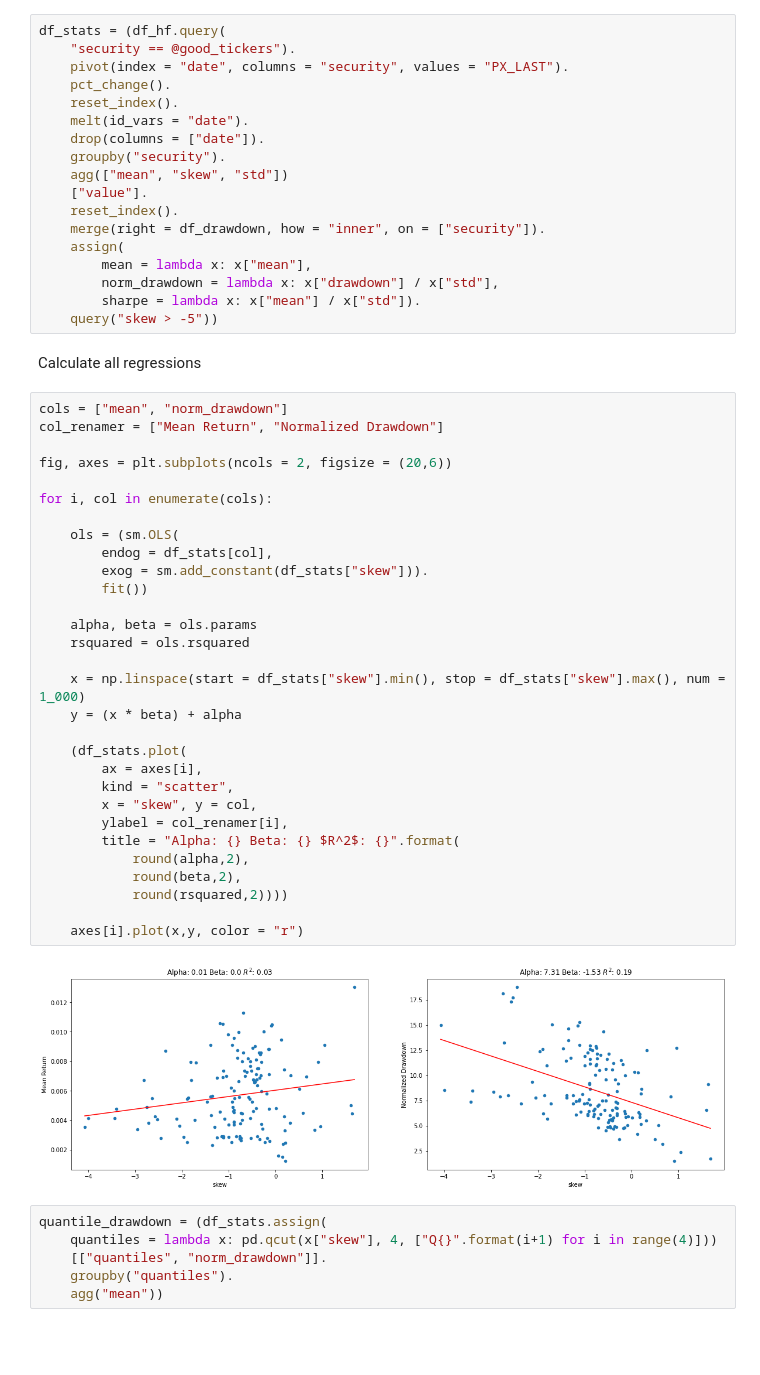
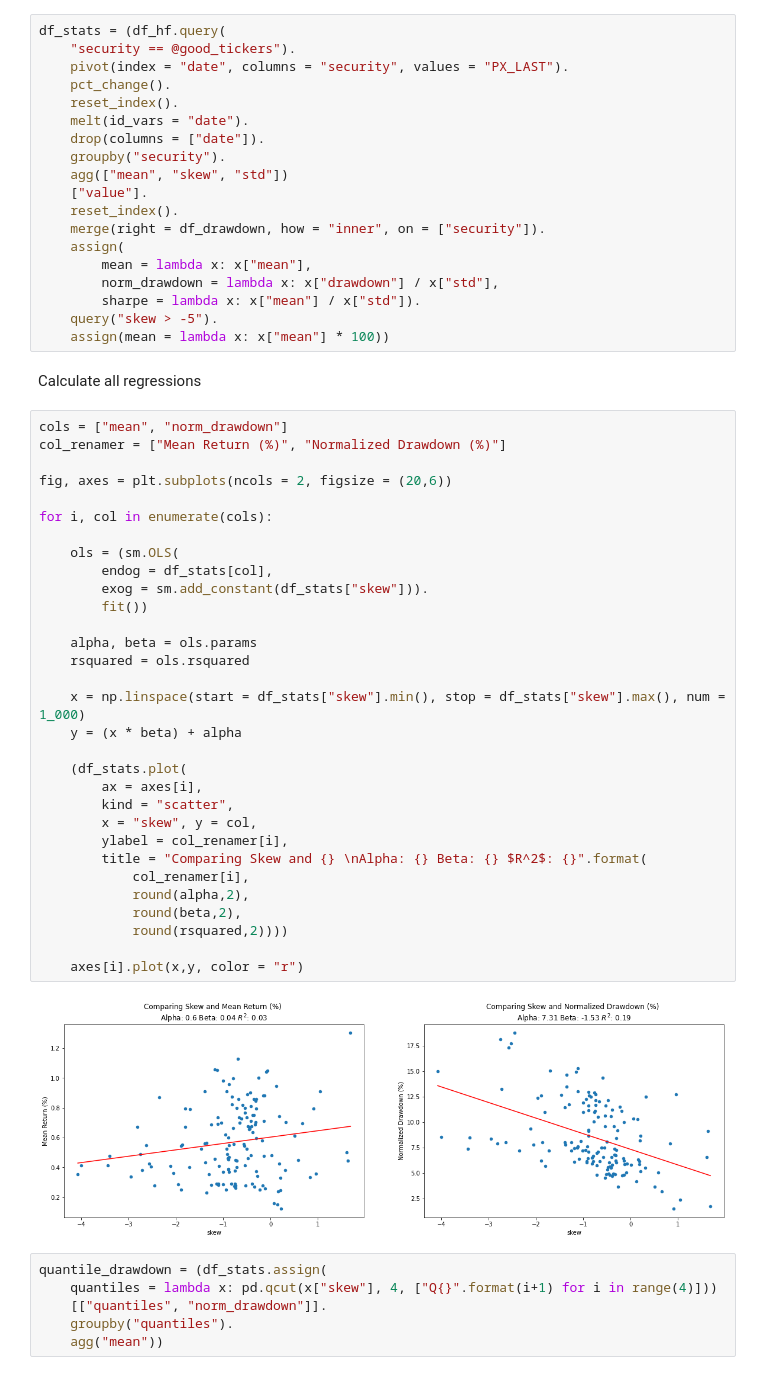
Before and after one commit to diegodalvarez/SkewDrawdown, a Jupyter notebook: notebooks/KnowYourSkew.ipynb, the cells around one changed output. Cells and saved outputs as stored; diff of their text form; blank space fills up the shorter version.

```diff
--- a/notebooks/KnowYourSkew.ipynb
+++ b/notebooks/KnowYourSkew.ipynb
@@ -176,41 +176,43 @@ df_stats = (df_hf.query(
         mean = lambda x: x["mean"],
         norm_drawdown = lambda x: x["drawdown"] / x["std"],
         sharpe = lambda x: x["mean"] / x["std"]).
-    query("skew > -5"))
+    query("skew > -5").
+    assign(mean = lambda x: x["mean"] * 100))
 # %% [markdown]
 Calculate all regressions
 # %%
 cols = ["mean", "norm_drawdown"]
-col_renamer = ["Mean Return", "Normalized Drawdown"]
+col_renamer = ["Mean Return (%)", "Normalized Drawdown (%)"]
 
 fig, axes = plt.subplots(ncols = 2, figsize = (20,6))
 
 for i, col in enumerate(cols):
 
     ols = (sm.OLS(
         endog = df_stats[col],
         exog = sm.add_constant(df_stats["skew"])).
         fit())
 
     alpha, beta = ols.params
     rsquared = ols.rsquared
 
     x = np.linspace(start = df_stats["skew"].min(), stop = df_stats["skew"].max(), num = 1_000)
     y = (x * beta) + alpha
 
     (df_stats.plot(
         ax = axes[i],
         kind = "scatter",
         x = "skew", y = col,
         ylabel = col_renamer[i],
-        title = "Alpha: {} Beta: {} $R^2$: {}".format(
+        title = "Comparing Skew and {} \nAlpha: {} Beta: {} $R^2$: {}".format(
+            col_renamer[i],
             round(alpha,2),
             round(beta,2),
             round(rsquared,2))))
 
     axes[i].plot(x,y, color = "r")
 # %% [output]
-[figure, old version]
+[figure, new version]
 # %%
 quantile_drawdown = (df_stats.assign(
     quantiles = lambda x: pd.qcut(x["skew"], 4, ["Q{}".format(i+1) for i in range(4)]))
```
